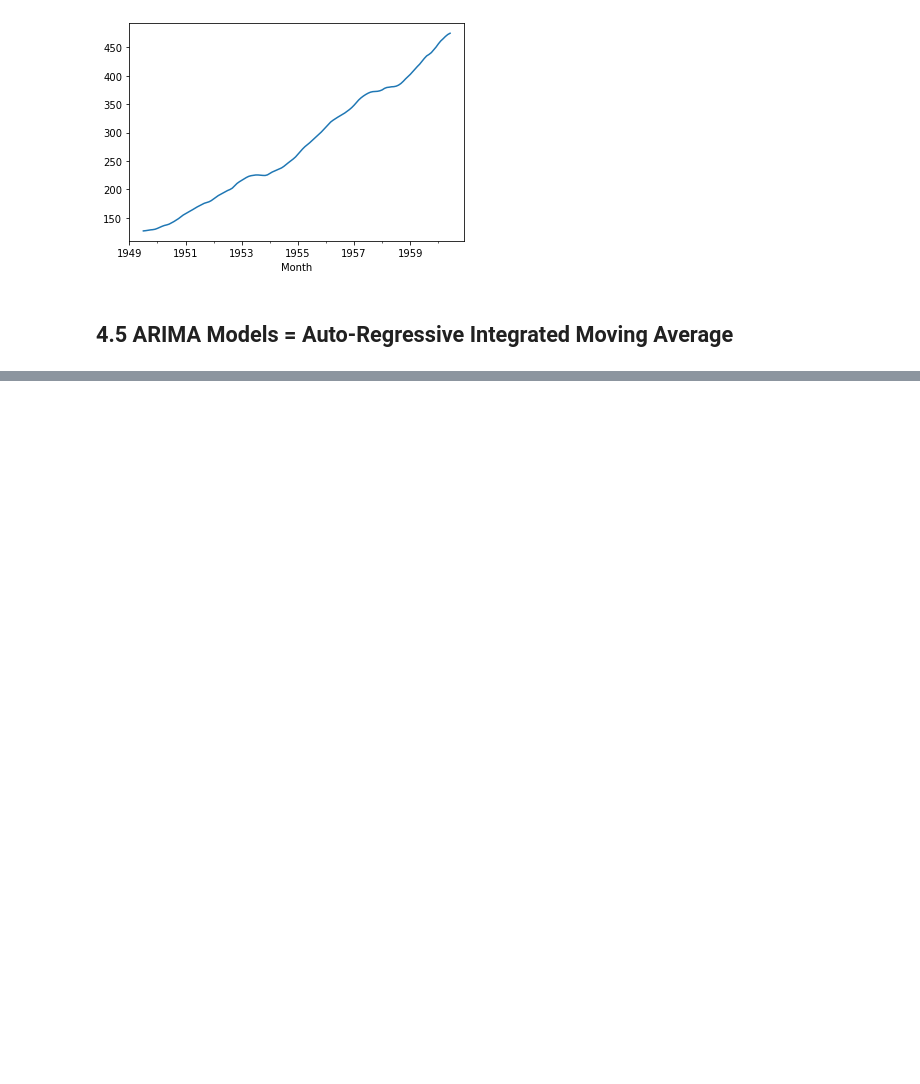
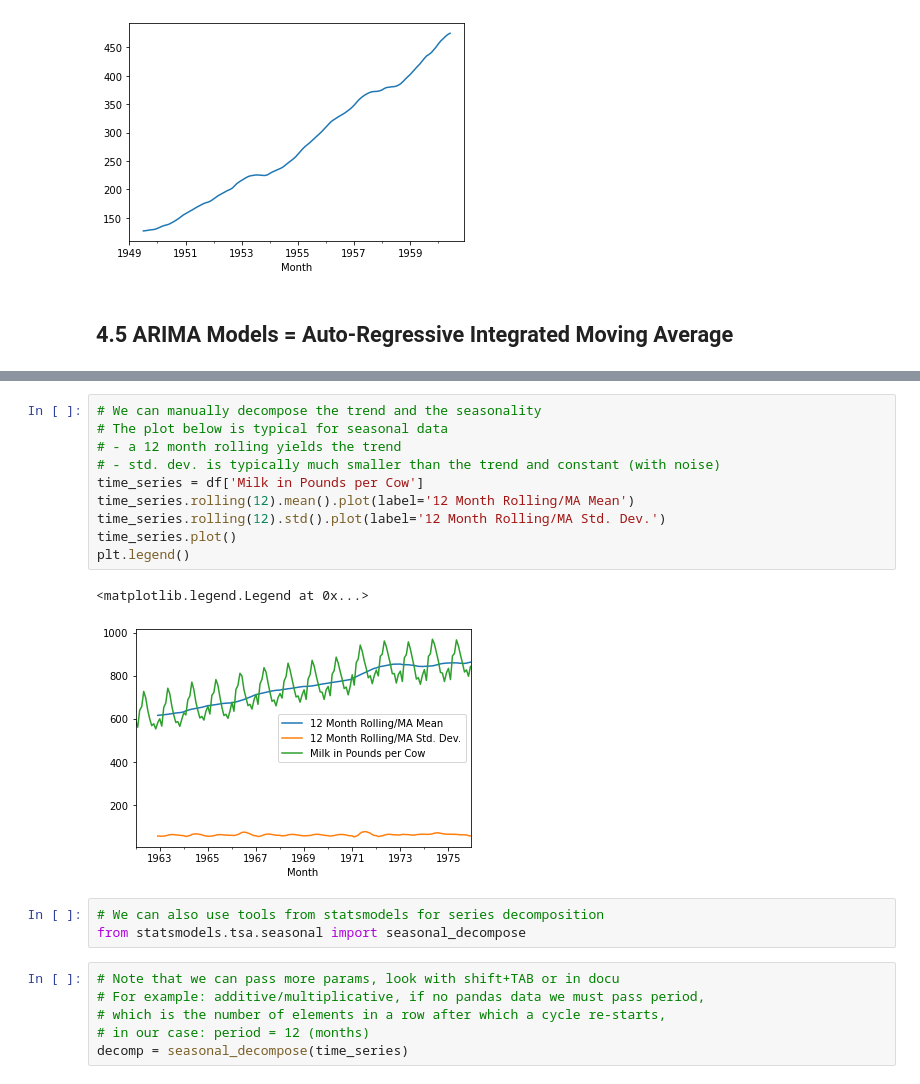
Before and after one commit to mxagar/finance_accounting_courses, a Jupyter notebook: python_finance/04_TimeSeriesAnalysis.ipynb, the cells around one changed output, grey strips where cells are left out. Cells and saved outputs as stored; diff of their text form; blank space fills up the shorter version.

```diff
--- a/python_finance/04_TimeSeriesAnalysis.ipynb
+++ b/python_finance/04_TimeSeriesAnalysis.ipynb
@@ -375,0 +483,22 @@ Two types of ARIMA:
+# %%
+# We can manually decompose the trend and the seasonality
+# The plot below is typical for seasonal data
+# - a 12 month rolling yields the trend
+# - std. dev. is typically much smaller than the trend and constant (with noise)
+time_series = df['Milk in Pounds per Cow']
+time_series.rolling(12).mean().plot(label='12 Month Rolling/MA Mean')
+time_series.rolling(12).std().plot(label='12 Month Rolling/MA Std. Dev.')
+time_series.plot()
+plt.legend()
+# %% [output]
+<matplotlib.legend.Legend at 0x...>
+[figure, added]
+# %%
+# We can also use tools from statsmodels for series decomposition
+from statsmodels.tsa.seasonal import seasonal_decompose
+# %%
+# Note that we can pass more params, look with shift+TAB or in docu
+# For example: additive/multiplicative, if no pandas data we must pass period,
+# which is the number of elements in a row after which a cycle re-starts,
+# in our case: period = 12 (months)
+decomp = seasonal_decompose(time_series)
```
Also changed, not shown: parts of 19 cells of this notebook, 1 other file.
